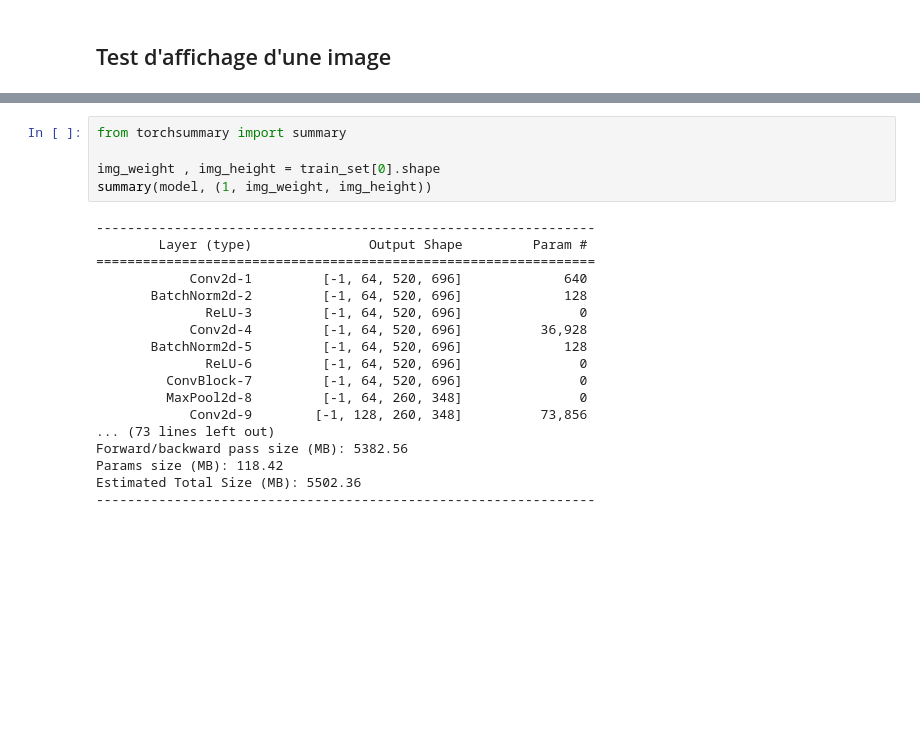
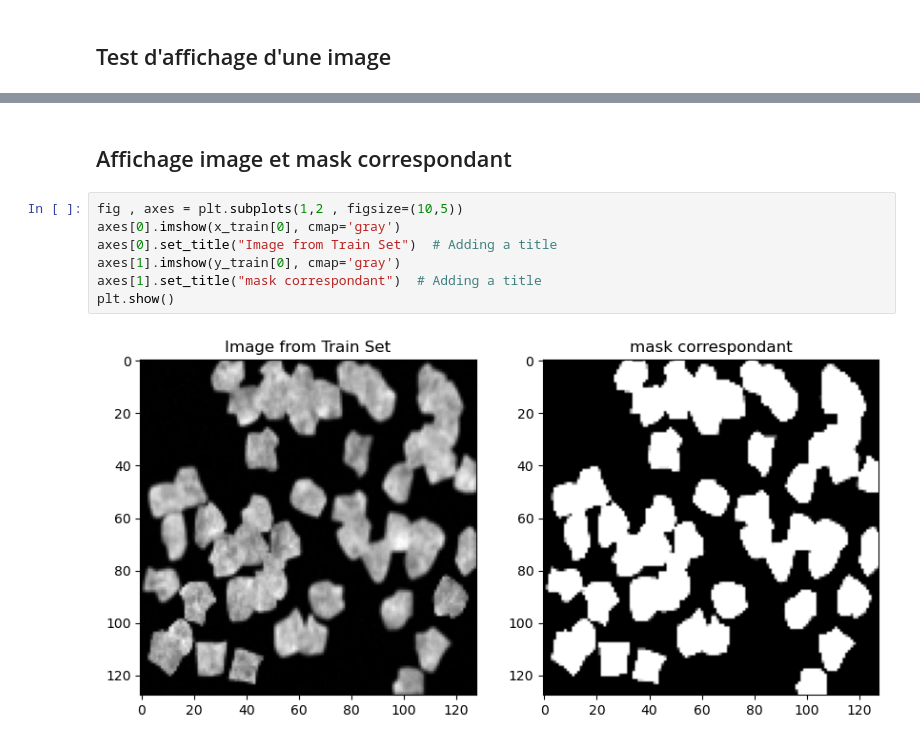
Before and after one commit to Faberra57/cobalt, a Jupyter notebook: U-net.ipynb, the cells around one changed output, grey strips where cells are left out. Cells and saved outputs as stored; diff of their text form; blank space fills up the shorter version.

```diff
--- a/U-net.ipynb
+++ b/U-net.ipynb
@@ -169,23 +61,11 @@ model = unet()
-# %%
-from torchsummary import summary
-
-img_weight , img_height = train_set[0].shape
-summary(model, (1, img_weight, img_height))
-# %% [output]
-----------------------------------------------------------------
-        Layer (type)               Output Shape         Param #
-================================================================
-            Conv2d-1         [-1, 64, 520, 696]             640
-       BatchNorm2d-2         [-1, 64, 520, 696]             128
-              ReLU-3         [-1, 64, 520, 696]               0
-            Conv2d-4         [-1, 64, 520, 696]          36,928
-       BatchNorm2d-5         [-1, 64, 520, 696]             128
-              ReLU-6         [-1, 64, 520, 696]               0
-         ConvBlock-7         [-1, 64, 520, 696]               0
-         MaxPool2d-8         [-1, 64, 260, 348]               0
-            Conv2d-9        [-1, 128, 260, 348]          73,856
-... (73 lines left out)
-Forward/backward pass size (MB): 5382.56
-Params size (MB): 118.42
-Estimated Total Size (MB): 5502.36
-----------------------------------------------------------------
+# %% [markdown]
+## Affichage image et mask correspondant
+# %%
+fig , axes = plt.subplots(1,2 , figsize=(10,5))
+axes[0].imshow(x_train[0], cmap='gray')
+axes[0].set_title("Image from Train Set")  # Adding a title
+axes[1].imshow(y_train[0], cmap='gray')
+axes[1].set_title("mask correspondant")  # Adding a title
+plt.show()
+# %% [output]
+[figure, added]
```
Also changed, not shown: parts of 15 cells of this notebook.
